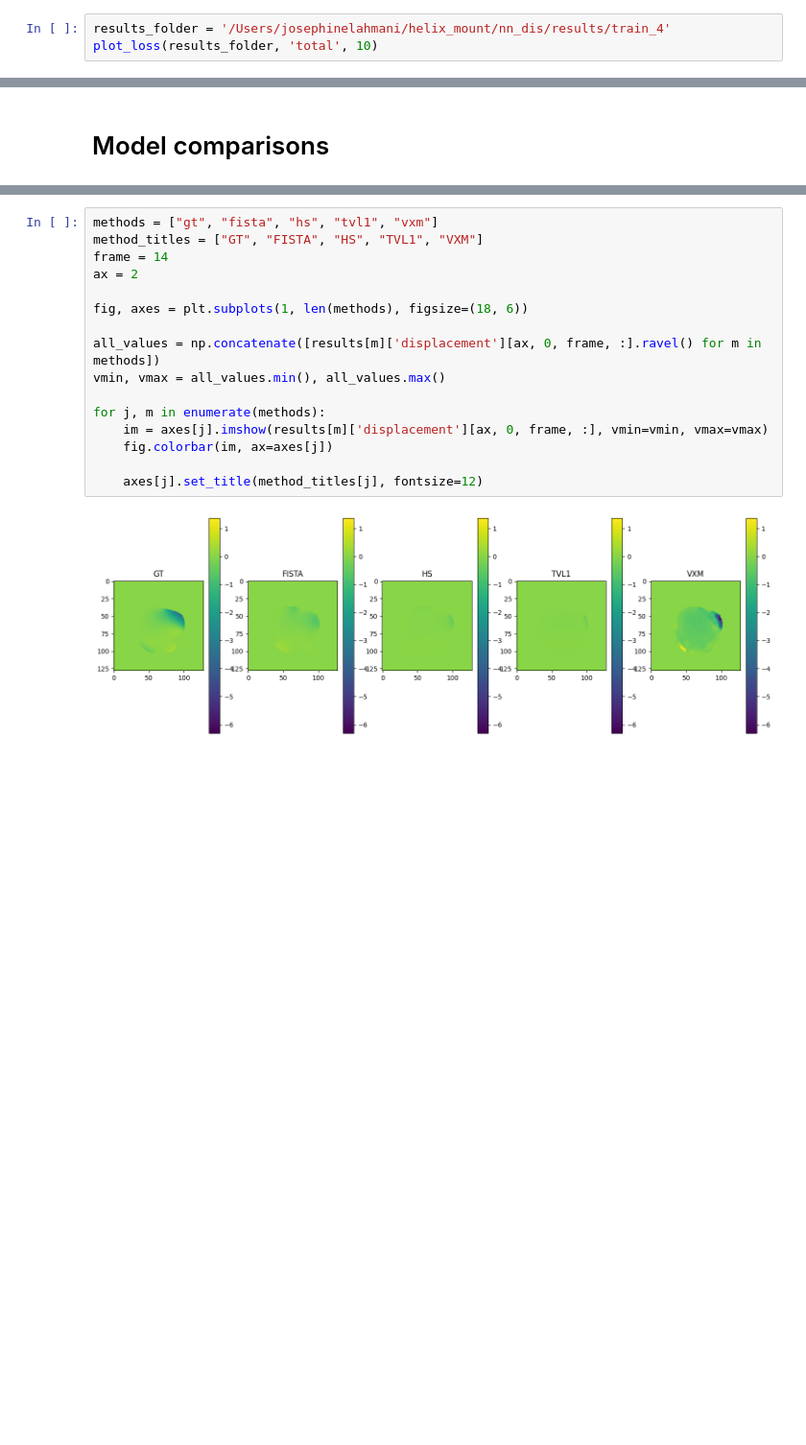
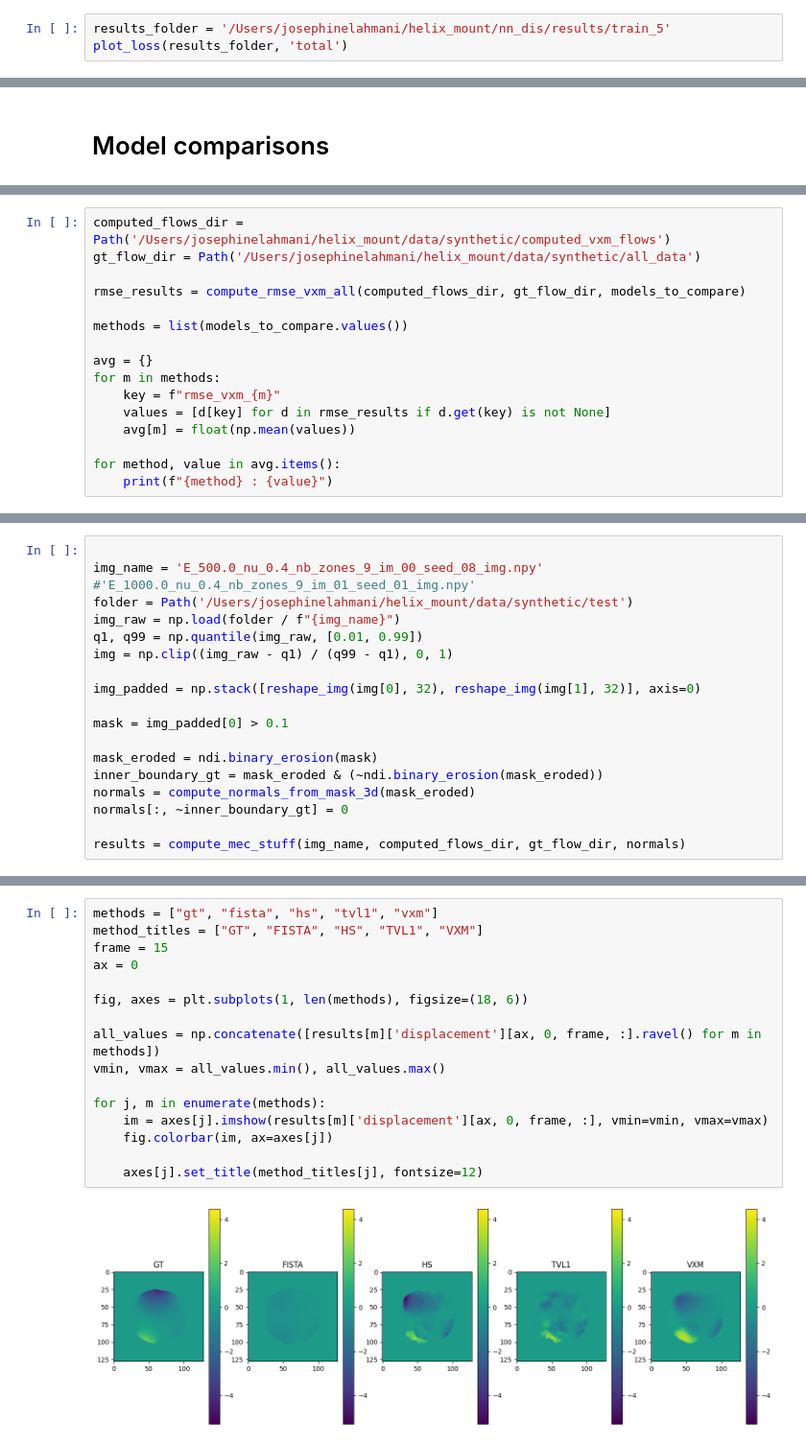
Before and after one commit to bia-pasteur/nn_dis, a Jupyter notebook: tests.ipynb, the cells around one changed output, grey strips where cells are left out. Shown at 96% size. Drawn from its saved outputs; the diff is of its cells as text; blank space fills up the shorter version.

Commit message:
new stuff + config 6

```diff
--- a/tests.ipynb
+++ b/tests.ipynb
@@ -240,6 +245,6 @@ def check_vxm(img_padded: np.ndarray, warped_image:np.ndarray, z_stack: int):
         fig.colorbar(im4, ax=axes[4])
         plt.show()
 # %%
-results_folder = '/Users/josephinelahmani/helix_mount/nn_dis/results/train_4'
-plot_loss(results_folder, 'total', 10)
+results_folder = '/Users/josephinelahmani/helix_mount/nn_dis/results/train_5'
+plot_loss(results_folder, 'total')
 # %% [output]
@@ -521,0 +395,16 @@ results = compute_mec_stuff(img_name, computed_flows_dir, gt_flow_dir, normals)
+# %%
+computed_flows_dir = Path('/Users/josephinelahmani/helix_mount/data/synthetic/computed_vxm_flows')
+gt_flow_dir = Path('/Users/josephinelahmani/helix_mount/data/synthetic/all_data')
+
+rmse_results = compute_rmse_vxm_all(computed_flows_dir, gt_flow_dir, models_to_compare)
+
+methods = list(models_to_compare.values())
+
+avg = {}
+for m in methods:
+    key = f"rmse_vxm_{m}"
+    values = [d[key] for d in rmse_results if d.get(key) is not None]
+    avg[m] = float(np.mean(values))
+
+for method, value in avg.items():
+    print(f"{method} : {value}")
@@ -522,3 +559,21 @@ results = compute_mec_stuff(img_name, computed_flows_dir, gt_flow_dir, normals)
+# %%
+
+img_name = 'E_500.0_nu_0.4_nb_zones_9_im_00_seed_08_img.npy' #'E_1000.0_nu_0.4_nb_zones_9_im_01_seed_01_img.npy'
+folder = Path('/Users/josephinelahmani/helix_mount/data/synthetic/test')
+img_raw = np.load(folder / f"{img_name}")
+q1, q99 = np.quantile(img_raw, [0.01, 0.99])
+img = np.clip((img_raw - q1) / (q99 - q1), 0, 1)
+
+img_padded = np.stack([reshape_img(img[0], 32), reshape_img(img[1], 32)], axis=0)
+
+mask = img_padded[0] > 0.1
+
+mask_eroded = ndi.binary_erosion(mask)
+inner_boundary_gt = mask_eroded & (~ndi.binary_erosion(mask_eroded))
+normals = compute_normals_from_mask_3d(mask_eroded)
+normals[:, ~inner_boundary_gt] = 0
+
+results = compute_mec_stuff(img_name, computed_flows_dir, gt_flow_dir, normals)
 # %%
 metrics = ["displacement", "deformation", "strain", "stress", "traction"]
 methods = ["fista", "hs", "tvl1", 'vxm']
@@ -576,21 +604,21 @@ vxm      : 2.850261e+01
 # %%
 methods = ["gt", "fista", "hs", "tvl1", "vxm"]
 method_titles = ["GT", "FISTA", "HS", "TVL1", "VXM"]
-frame = 14
-ax = 2
+frame = 15
+ax = 0
 
 fig, axes = plt.subplots(1, len(methods), figsize=(18, 6))
 
 all_values = np.concatenate([results[m]['displacement'][ax, 0, frame, :].ravel() for m in methods])
 vmin, vmax = all_values.min(), all_values.max()
 
 for j, m in enumerate(methods):
     im = axes[j].imshow(results[m]['displacement'][ax, 0, frame, :], vmin=vmin, vmax=vmax)
     fig.colorbar(im, ax=axes[j])
 
     axes[j].set_title(method_titles[j], fontsize=12)
 # %% [output]
-[figure, old version]
+[figure, new version]
 # %%
 fig, axes = plt.subplots(1, len(methods), figsize=(18, 6))
 
```
Also changed, not shown: parts of 20 cells of this notebook, 5 other files.
